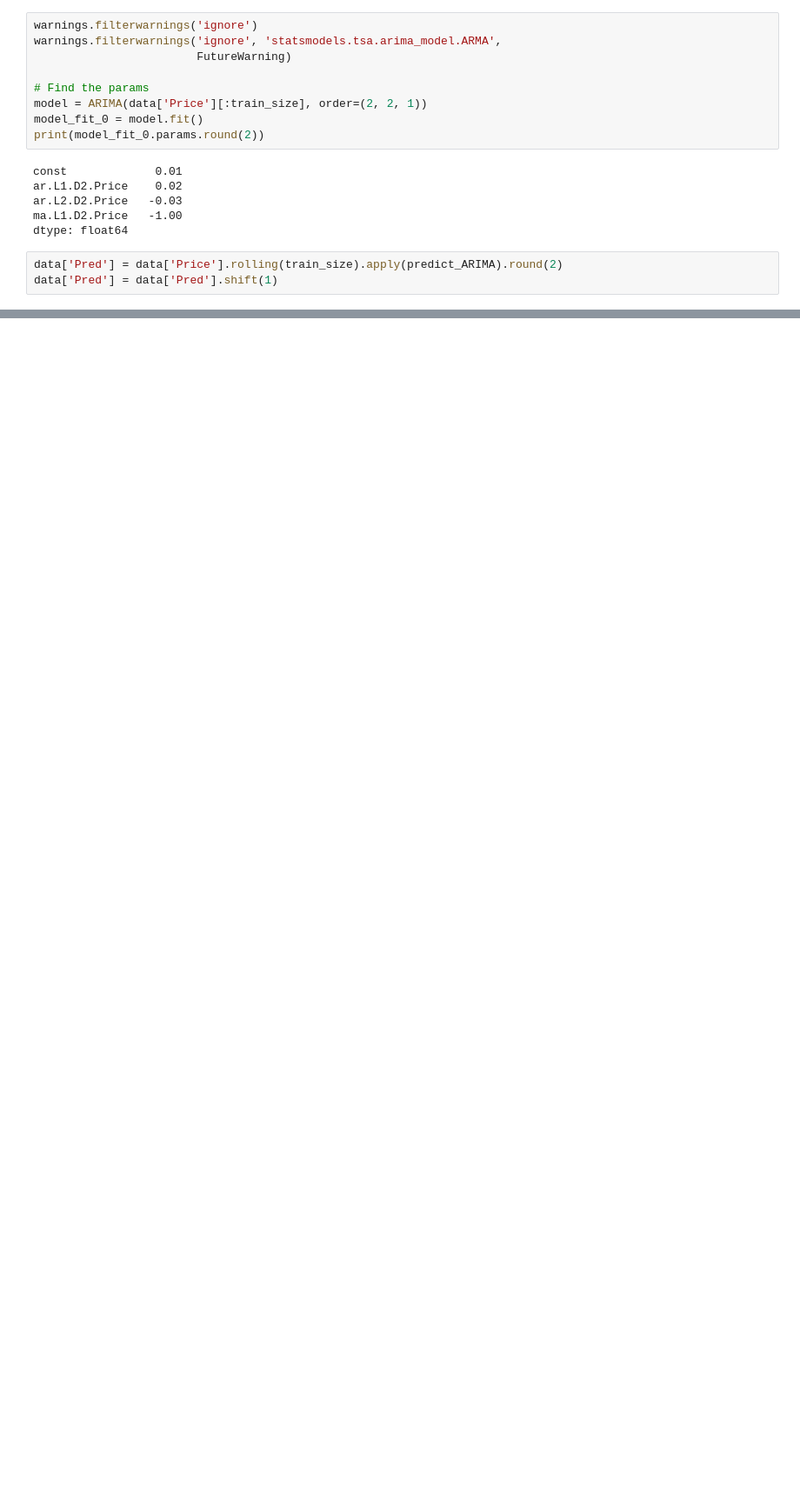
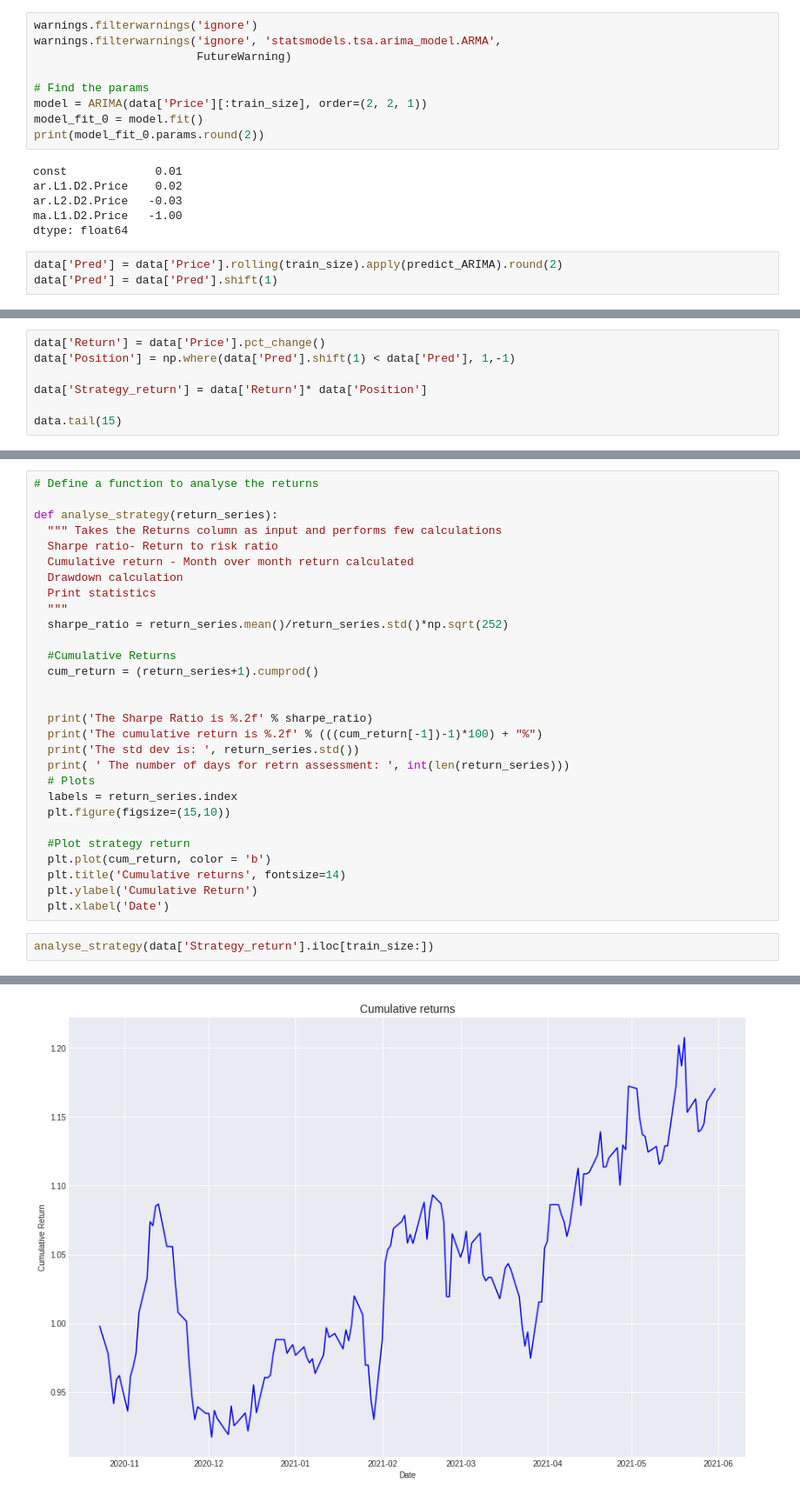
Before and after one commit to Tanulshn/Python-and-DS-work, a Jupyter notebook: ARIMA_TSA.ipynb, the cells around one changed output, grey strips where cells are left out. Shown at 87% size. Cells and saved outputs as stored; diff of their text form; blank space fills up the shorter version.

```diff
--- a/ARIMA_TSA.ipynb
+++ b/ARIMA_TSA.ipynb
@@ -238,0 +304,7 @@ data.tail()
+# %%
+data['Return'] = data['Price'].pct_change()
+data['Position'] = np.where(data['Pred'].shift(1) < data['Pred'], 1,-1)
+
+data['Strategy_return'] = data['Return']* data['Position']
+
+data.tail(15)
@@ -238,0 +329,32 @@ data.tail()
+# %%
+# Define a function to analyse the returns
+
+def analyse_strategy(return_series):
+  """ Takes the Returns column as input and performs few calculations
+  Sharpe ratio- Return to risk ratio
+  Cumulative return - Month over month return calculated
+  Drawdown calculation
+  Print statistics
+  """
+  sharpe_ratio = return_series.mean()/return_series.std()*np.sqrt(252)
+
+  #Cumulative Returns
+  cum_return = (return_series+1).cumprod()
+
+
+  print('The Sharpe Ratio is %.2f' % sharpe_ratio)
+  print('The cumulative return is %.2f' % (((cum_return[-1])-1)*100) + "%")
+  print('The std dev is: ', return_series.std())
+  print( ' The number of days for retrn assessment: ', int(len(return_series)))
+  # Plots
+  labels = return_series.index
+  plt.figure(figsize=(15,10))
+
+  #Plot strategy return
+  plt.plot(cum_return, color = 'b')
+  plt.title('Cumulative returns', fontsize=14)
+  plt.ylabel('Cumulative Return')
+  plt.xlabel('Date')
+# %%
+analyse_strategy(data['Strategy_return'].iloc[train_size:])
+# %% [output]
@@ -238,0 +365 @@ data.tail()
+[figure, added]
```
Also changed, not shown: parts of 14 cells of this notebook.
